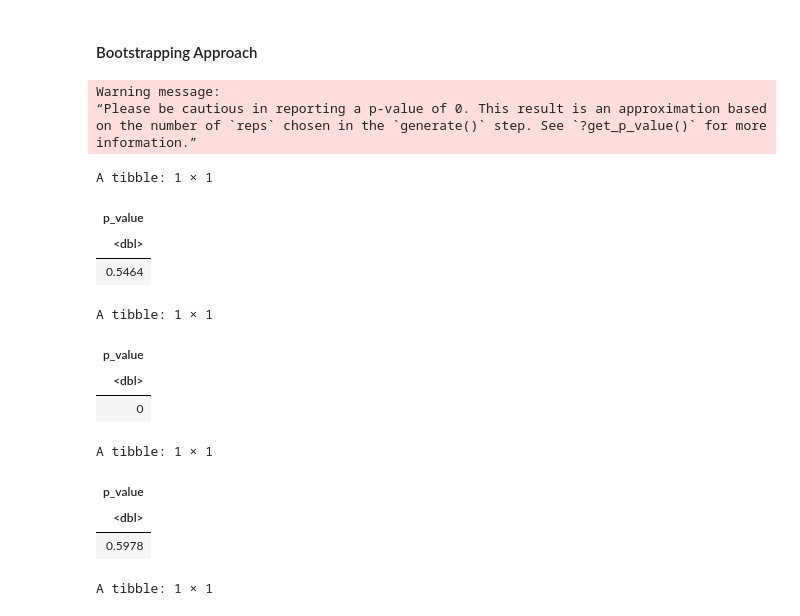
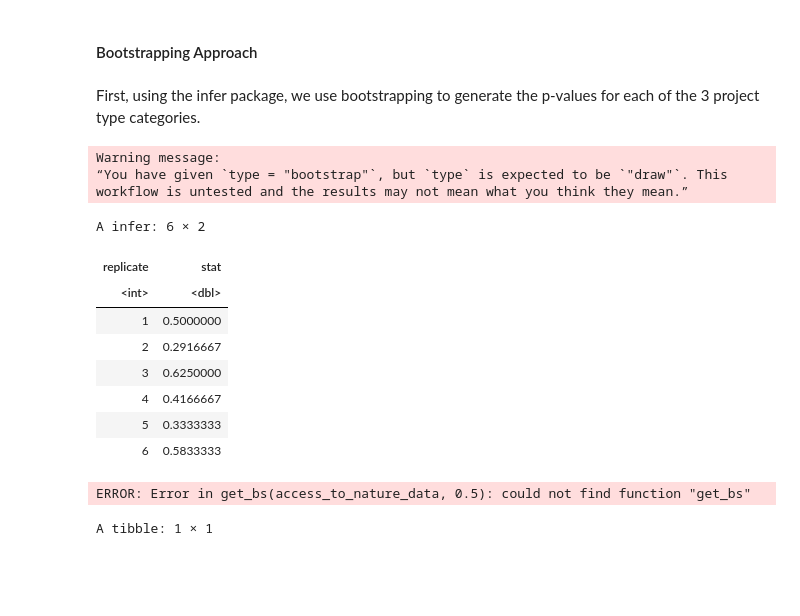
Before and after one commit to ayushtvora/stat-201-project, a Jupyter notebook: report.ipynb, the cells around one changed output. Saved outputs shown, nothing was run; the diff lists cells and outputs as text; code cells hidden in the pictures; blank space fills up the shorter version.

Commit message:
Bootstrapped data using proportions

```diff
--- a/report.ipynb
+++ b/report.ipynb
@@ -221,51 +221,57 @@ We expect to find that Vancouver city’s future projects would focus on the sam
 These findings could allow the city of Vancouver to focus an appropriate amount of resources on all the projects instead of just focusing on one or two major projects. It would also allow the city of Vancouver to improve their plan to make Vancouver the greenest city with the future predictions.
 # %% [markdown]
 #### Bootstrapping Approach
+# %% [markdown]
+First, using the infer package, we use bootstrapping to generate the p-values for each of the 3 project type categories.
 # %%
 set.seed(12345)
 ## Step 4a: Use Bootstrapping Infer Package
 
 ## Doing it using means intead of props beacuse piazza isnt replying and idk what im doing
-get_bs <- function(dataset, h0) {
-    dataset |>
-    mutate(is_green_city = as.integer(project_funder == "Greenest City Fund Project")) |>
-    specify(response = is_green_city) |>
-    hypothesize(null = "point", mu = h0) |>
-    generate(reps = 10000, type = "bootstrap") |>
-    calculate(stat = "mean")
-}
+#get_bs <- function(dataset, h0) {
+#    dataset |>
+#    mutate(is_green_city = as.integer(project_funder == "Greenest City Fund Project")) |>
+#    specify(response = is_green_city) |>
+#    hypothesize(null = "point", mu = h0) |>
+#    generate(reps = 10000, type = "bootstrap") |>
+#    calculate(stat = "mean")
+#}
+
+get_bs <- access_to_nature_data %>%
+    specify(response = project_funder, success = "Greenest City Fund Project") %>%
+    hypothesize(null = "point", p = access_to_nature_phat) %>%
+    generate(reps = 10000, type = "bootstrap") %>%
+    calculate(stat = "prop")
 
 get_pval_bs <- function(bs, phat) {
     get_p_value(bs, obs_stat = phat, direction = "two-sided")
 }
 
 
 access_to_nature_bs <- get_bs(access_to_nature_data, 0.5)
 lighter_footprint_bs <- get_bs(lighter_footprint_data, 0.5)
 local_food_bs <- get_bs(local_food_data, 0.5)
 
 access_to_nature_pval_bs <- get_pval_bs(access_to_nature_bs, access_to_nature_phat)
 lighter_footprint_pval_bs <- get_pval_bs(lighter_footprint_bs, lighter_footprint_phat)
 local_food_pval_bs <- get_pval_bs(local_food_bs, local_food_phat)
 
 access_to_nature_pval_bs
 lighter_footprint_pval_bs
 local_food_pval_bs
 # %% [output]
 Warning message:
-“Please be cautious in reporting a p-value of 0. This result is an approximation based on the number of `reps` chosen in the `generate()` step. See `?get_p_value()` for more information.”
+“You have given `type = "bootstrap"`, but `type` is expected to be `"draw"`. This workflow is untested and the results may not mean what you think they mean.”
-A tibble: 1 × 1
+A infer: 6 × 2
-| p_value |
-| <dbl> |
-| 0.5464 |
+| replicate | stat |
+| <int> | <dbl> |
+| 1 | 0.5000000 |
+| 2 | 0.2916667 |
+| 3 | 0.6250000 |
+| 4 | 0.4166667 |
+| 5 | 0.3333333 |
+| 6 | 0.5833333 |
-A tibble: 1 × 1
+ERROR: Error in get_bs(access_to_nature_data, 0.5): could not find function "get_bs"
-| p_value |
-| <dbl> |
-| 0 |
-A tibble: 1 × 1
-| p_value |
-| <dbl> |
-| 0.5978 |
 # %%
 ## Visualizing the p value with the Bootstrap Sampling Distribution
 get_viz_bs <- function(bs_data, phat) {
```
